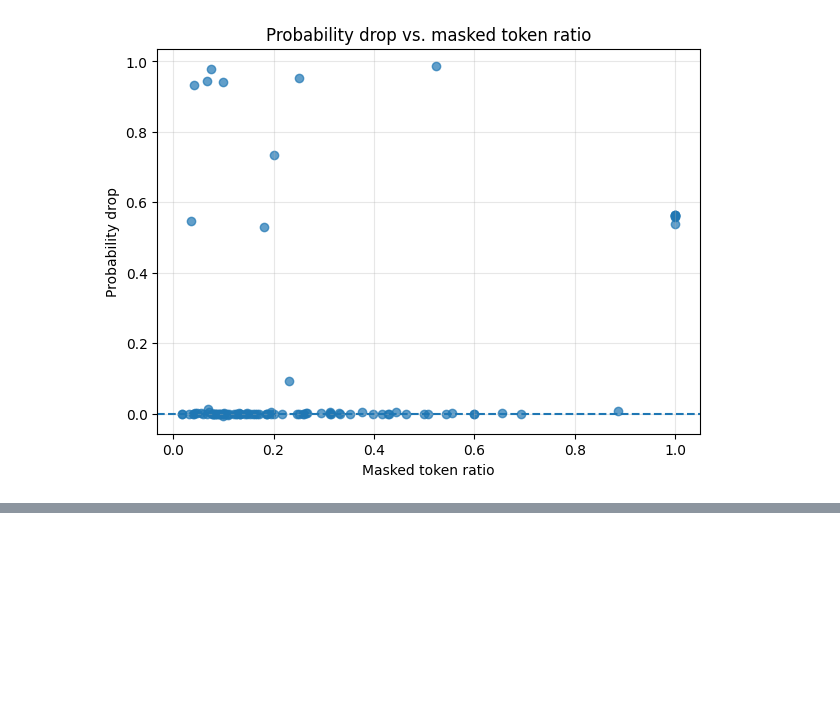
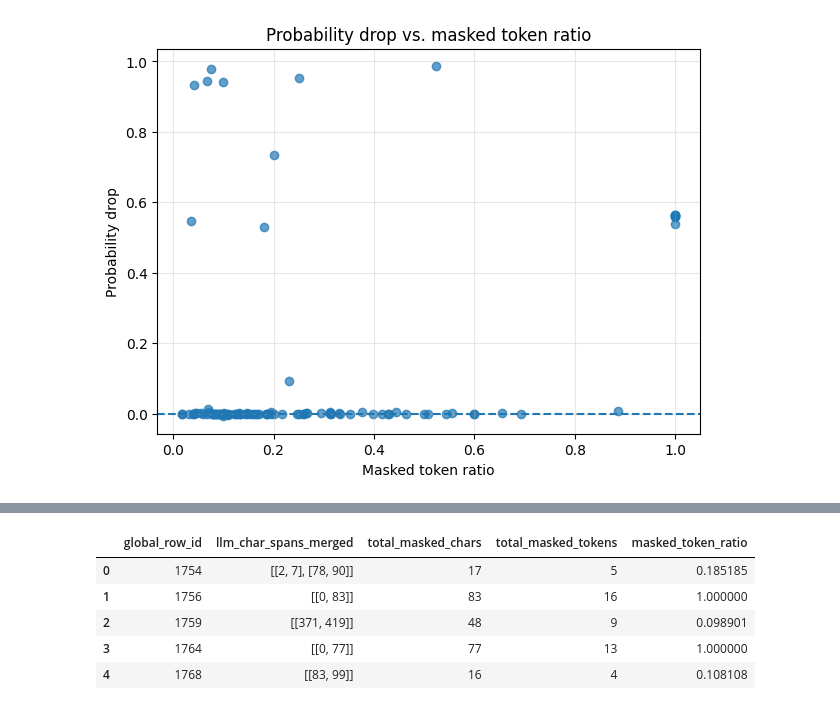
Before and after one commit to Karbs08/Localizing-Inappropriateness-in-Arguments, a Jupyter notebook: methods/llm_spans.ipynb, the cells around one changed output, grey strips where cells are left out. Drawn from its saved outputs; the diff is of its cells as text; code cells hidden in the pictures; blank space fills up the shorter version.

Commit message:
refactor llm spans

```diff
--- a/methods/llm_spans.ipynb
+++ b/methods/llm_spans.ipynb
@@ -1348,3 +1343,6 @@ plt.grid(True, alpha=0.3)
 plt.show()
 # %% [output]
 [figure]
+# %%
+df = pd.read_csv("/Users/karsten/Workspace/Localizing-Inappropriateness-in-Arguments/results/llm_reference/llm_test_tp_spans_argument_level.csv")
+df.columns
@@ -1350,0 +1362,34 @@ plt.show()
+# %%
+def parse_json_list(value):
+    if isinstance(value, list):
+        return value
+    if pd.isna(value):
+        return []
+    try:
+        parsed = json.loads(value)
+        return parsed if isinstance(parsed, list) else []
+    except Exception:
+        return []
+
+
+df["total_masked_chars"] = df["llm_char_spans_merged"].apply(
+    lambda spans: sum(
+        int(end) - int(start)
+        for start, end in parse_json_list(spans)
+    )
+)
+
+df[[
+    "global_row_id",
+    "llm_char_spans_merged",
+    "total_masked_chars",
+    "total_masked_tokens",
+    "masked_token_ratio"
+]].head()
+# %% [output]
+|  | global_row_id | llm_char_spans_merged | total_masked_chars | total_masked_tokens | masked_token_ratio |
+| 0 | 1754 | [[2, 7], [78, 90]] | 17 | 5 | 0.185185 |
+| 1 | 1756 | [[0, 83]] | 83 | 16 | 1.000000 |
+| 2 | 1759 | [[371, 419]] | 48 | 9 | 0.098901 |
+| 3 | 1764 | [[0, 77]] | 77 | 13 | 1.000000 |
+| 4 | 1768 | [[83, 99]] | 16 | 4 | 0.108108 |
```
Also changed, not shown: parts of 8 cells of this notebook.
